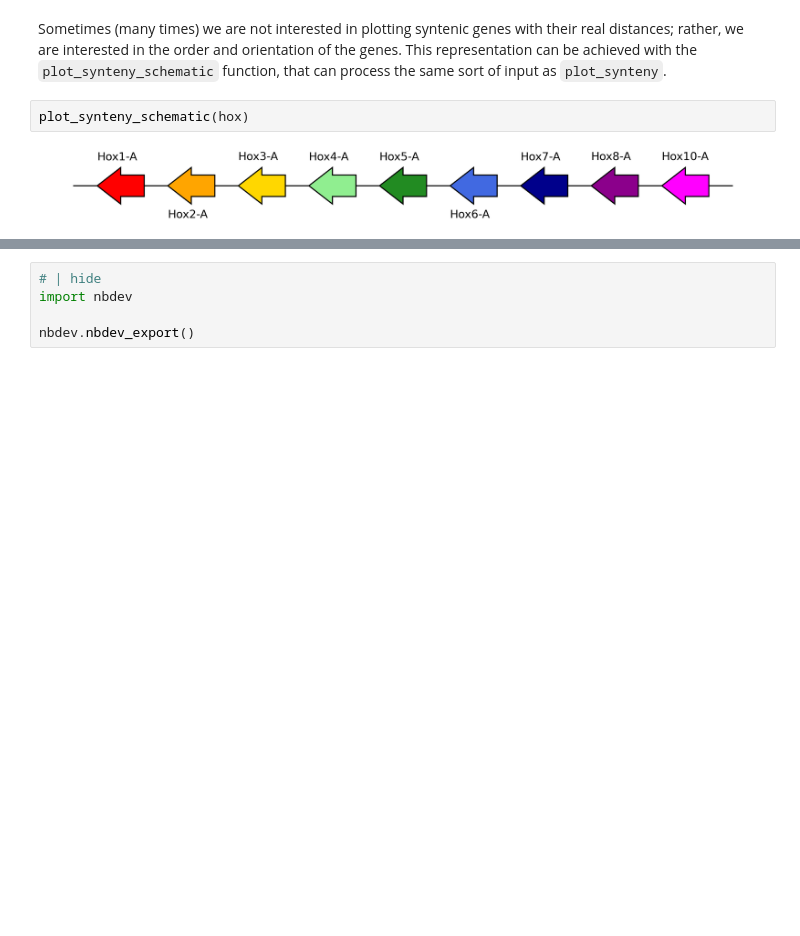
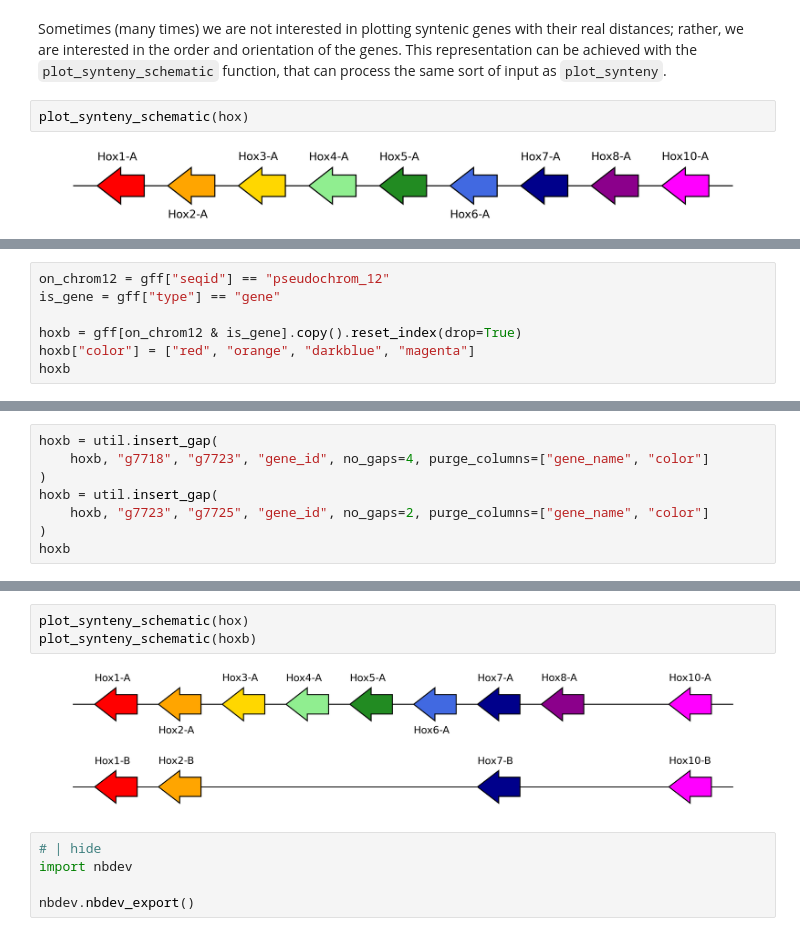
Before and after one commit to galicae/geneorder, a Jupyter notebook: nbs/00_core.ipynb, the cells around one changed output, grey strips where cells are left out. Drawn from its saved outputs; the diff is of its cells as text; blank space fills up the shorter version.

```diff
--- a/nbs/00_core.ipynb
+++ b/nbs/00_core.ipynb
@@ -276,0 +312,7 @@ plot_synteny_schematic(hox)
+# %%
+on_chrom12 = gff["seqid"] == "pseudochrom_12"
+is_gene = gff["type"] == "gene"
+
+hoxb = gff[on_chrom12 & is_gene].copy().reset_index(drop=True)
+hoxb["color"] = ["red", "orange", "darkblue", "magenta"]
+hoxb
@@ -276,0 +328,8 @@ plot_synteny_schematic(hox)
+# %%
+hoxb = util.insert_gap(
+    hoxb, "g7718", "g7723", "gene_id", no_gaps=4, purge_columns=["gene_name", "color"]
+)
+hoxb = util.insert_gap(
+    hoxb, "g7723", "g7725", "gene_id", no_gaps=2, purge_columns=["gene_name", "color"]
+)
+hoxb
@@ -277,3 +348,9 @@ plot_synteny_schematic(hox)
+# %%
+plot_synteny_schematic(hox)
+plot_synteny_schematic(hoxb)
+# %% [output]
+[figure, added]
+[figure, added]
 # %%
 # | hide
 import nbdev
```
Also changed, not shown: parts of 12 cells of this notebook, 4 other files.
